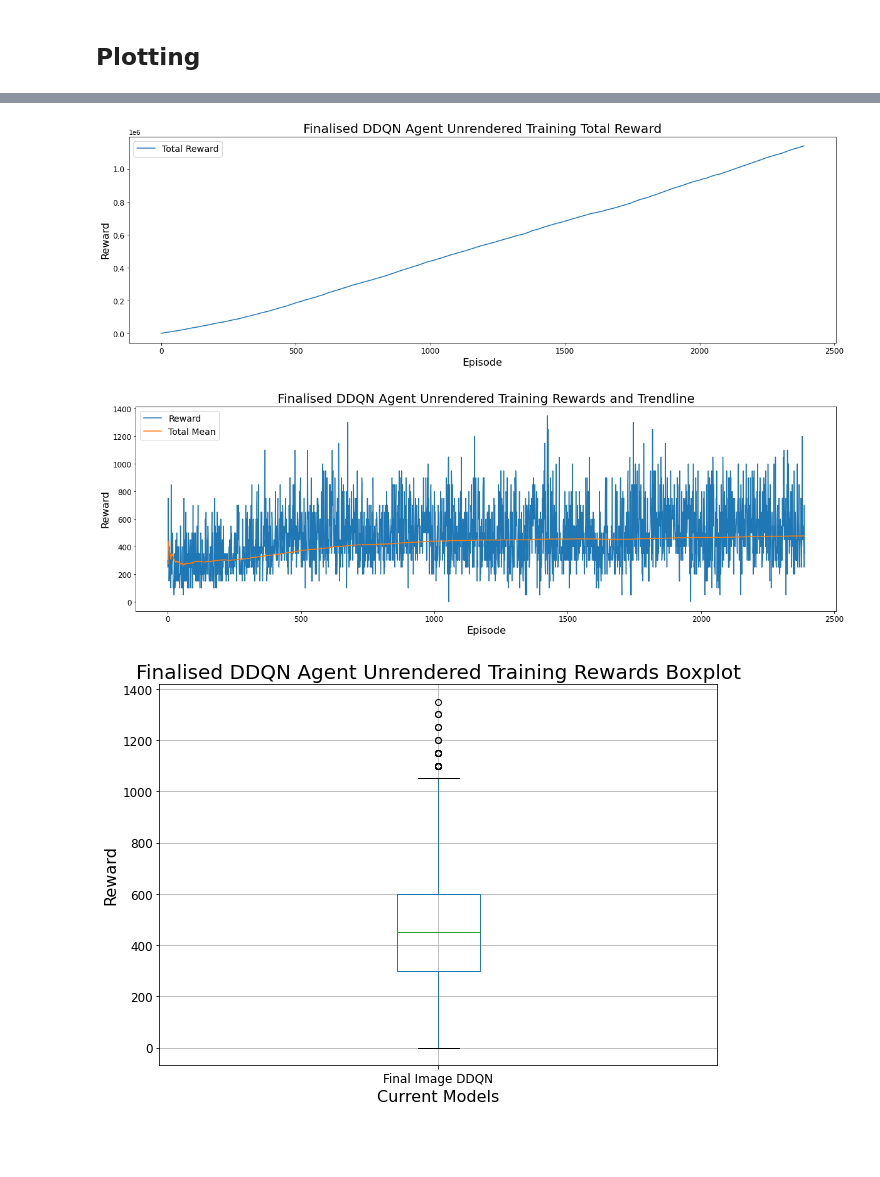
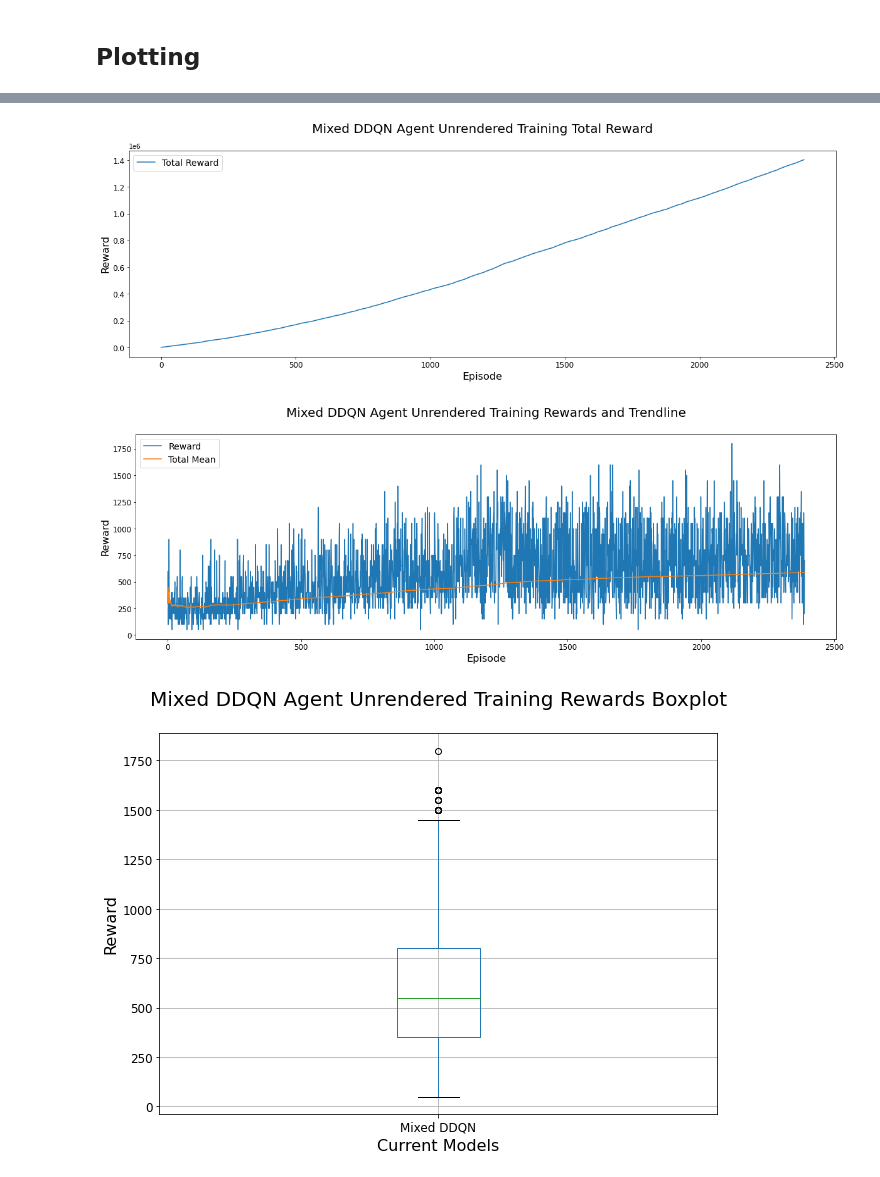
Before and after one commit to Intenzo21/asterix-rl, a Jupyter notebook: sumtree_dqn/finalised/mixed_agents/DDQN_mixed_finalised_unrendered.ipynb, the cells around one changed output, grey strips where cells are left out. Saved outputs shown, nothing was run; the diff lists cells and outputs as text; code cells hidden in the pictures; blank space fills up the shorter version.

Commit message:
Mixed DDQN v1 finalised

```diff
--- a/sumtree_dqn/finalised/mixed_agents/DDQN_mixed_finalised_unrendered.ipynb
+++ b/sumtree_dqn/finalised/mixed_agents/DDQN_mixed_finalised_unrendered.ipynb
@@ -214,3 +106,5 @@ def reset_random_seeds():
     print("Random number generator seed reset!")  # optional
 # %% [markdown]
 ### Defining global variable and importing packages for training the models
+# %%
+SCALE = 255
@@ -595,7 +555,7 @@ Please refer to the report for further information regarding the deployment and
 import time
 
 # Initialise the DDQN agent
-ddqn_agent = DDQNAgent(env)
+ddqn_agent = DDQNAgent()
 
 # Lists to hold the steps and their corresponding rewards respectively
 ep_steps, ep_rewards = [], []
@@ -606,10 +566,10 @@ total_reward = 0
 # Total number of training steps
 N_STEPS = 1000000
 
-# Train the model after 4 actions
+# Train the DDQN agent after 4 actions
 TRAIN_ONLINE_STEPS = 4
 
-# Update teh target every 10,000 steps (1 epoch)
+# Update the target DDQN every 10,000 steps (1 epoch)
 # Considered as a hyperparameter
 UPDATE_TARGET_STEPS = 10000
 
@@ -624,7 +584,7 @@ for step in range(N_STEPS):
     # Print the current step, total number of training steps, training process percentage and DDQN loss value
     print(f"\r\tAction step: {step}/{N_STEPS} ({total_perc:.2f}%)\tLoss: {ddqn_agent.loss_val:5f}", end="")
 
-    # Reset the game environment once the ddqn_agent
+    # Reset the game environments once the ddqn_agent
     # is out of lives
     if done:
 
@@ -640,12 +600,15 @@ for step in range(N_STEPS):
         # Print the most recent average (mean) episode and total (all episodes so far) reward values
         print(f"\tAVG reward: {avg_reward}\tTotal mean: {np.mean(ep_rewards)}")
 
-        # Reset the game environment and get the initial observation
-        obs = env.reset()
+        # Reset the game environments and get the initial observations
+        img_res = env.reset()
+        ram_res = env_ram.reset()
 
-        # Conver the observation to NumPy array
+
+        # Convert the observations to NumPy arrays
         # since we need such arrays to carry out the ddqn_agent training
-        state = np.array(obs)
+        img_state = np.array(img_res)
+        ram_state = normalise(np.array(ram_res), SCALE)
 
         # Reset the total episode reward since
         # we start a new episode
@@ -653,16 +616,21 @@ for step in range(N_STEPS):
 
 
     # Get a exploration/exploitation action
-    action = ddqn_agent.get_action(state, step)
+    action = ddqn_agent.get_action(img_state, ram_state, step)
 
-    # Take a step in the game environment
-    next_state, reward, done, info = env.step(action)
+    # Take a step in the game environments
+    img_next_state, reward, done, _ = env.step(action)
+    ram_next_state, _, _, _ = env_ram.step(action)
 
-    # Convert to NumPy array
-    next_state = np.array(next_state)
+    # Convert to NumPy arrays and normalise the RAM input state
+    img_next_state = np.array(img_next_state)
+    ram_next_state = normalise(np.array(ram_next_state), SCALE)
+
+    img_sample = (img_state, action, reward, img_next_state, done)
+    ram_sample = (ram_state, action, reward, ram_next_state, done)
 
     # Update the sum tree priorities and observations (samples)
-    ddqn_agent.save_to_memory(state, action, reward, next_state, done, step)
+    ddqn_agent.save_to_memory(img_sample, ram_sample, step)
 
     # Skip training the DDQN agent if still exploring
     if step > EXPLORATION_STEPS:
@@ -680,7 +648,10 @@ for step in range(N_STEPS):
 
     # Increment the total reward by the current reward
     total_reward += reward
-    state = next_state
+
+    # Assing the current states to the next states
+    img_state = img_next_state
+    ram_state = ram_next_state
 
 # Close the game environment
 env.close()
@@ -779,20 +750,20 @@ def plot_boxplot(df, cols, models, x_label, y_label, title, title_fontsize=20, l
 # %%
 # Plot the training reward cumulative sum throughout the episodes (1 episode = 3 player lives)
 plot_df(train_df, cols=['Total Reward'], x_label='Episode', y_label='Reward',\
-        title='Finalised DDQN Agent Unrendered Training Total Reward')
+        title='Mixed DDQN Agent Unrendered Training Total Reward\n')
 # %% [output]
-[figure, old version]
+[figure, new version]
 # %%
 # Plot the training reward values throughout the episodes (1 episode = 3 player lives)
 plot_df(train_df, cols=['Reward', 'Total Mean'], x_label='Episode', y_label='Reward',\
-        title='Finalised DDQN Agent Unrendered Training Rewards and Trendline')
+        title='Mixed DDQN Agent Unrendered Training Rewards and Trendline\n')
 # %% [output]
-[figure, old version]
+[figure, new version]
 # %%
 # Display a boxplot of the DDQN agent training data (agent rewards)
-plot_boxplot(train_df, ['Reward'], ['Final Image DDQN'], x_label='Current Models', y_label='Reward',\
-             title='Finalised DDQN Agent Unrendered Training Rewards Boxplot')
+plot_boxplot(train_df, ['Reward'], ['Mixed DDQN'], x_label='Current Models', y_label='Reward',\
+             title='Mixed DDQN Agent Unrendered Training Rewards Boxplot\n')
 # %% [output]
-[figure, old version]
+[figure, new version]
 # %%
 # Save the obtaine DDQN training data to a CSV file
```
Also changed, not shown: parts of 27 cells of this notebook, 6 other files.
